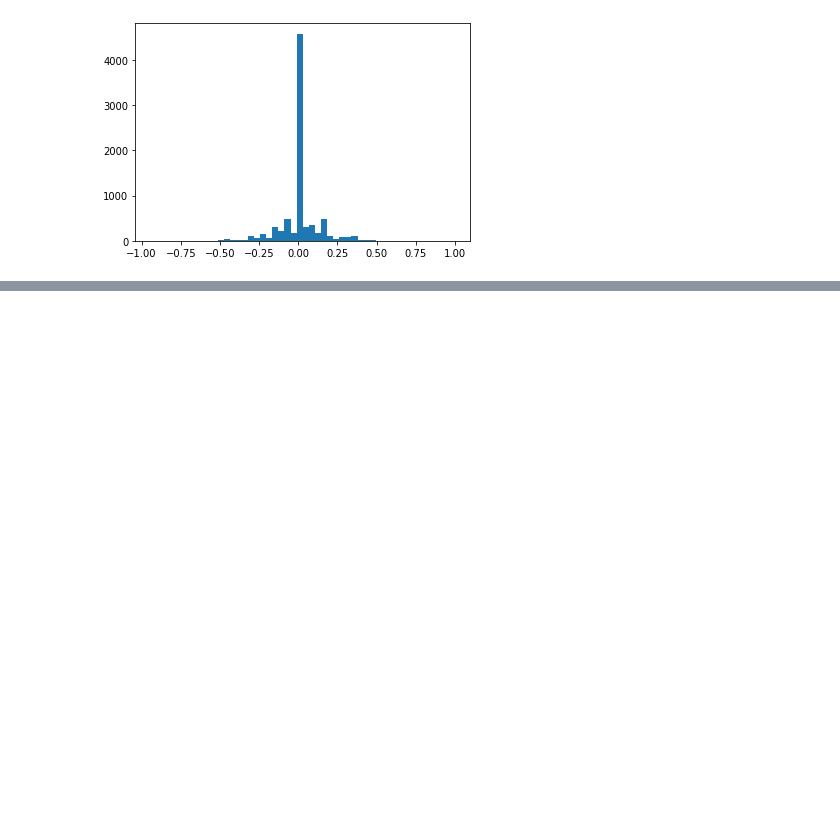
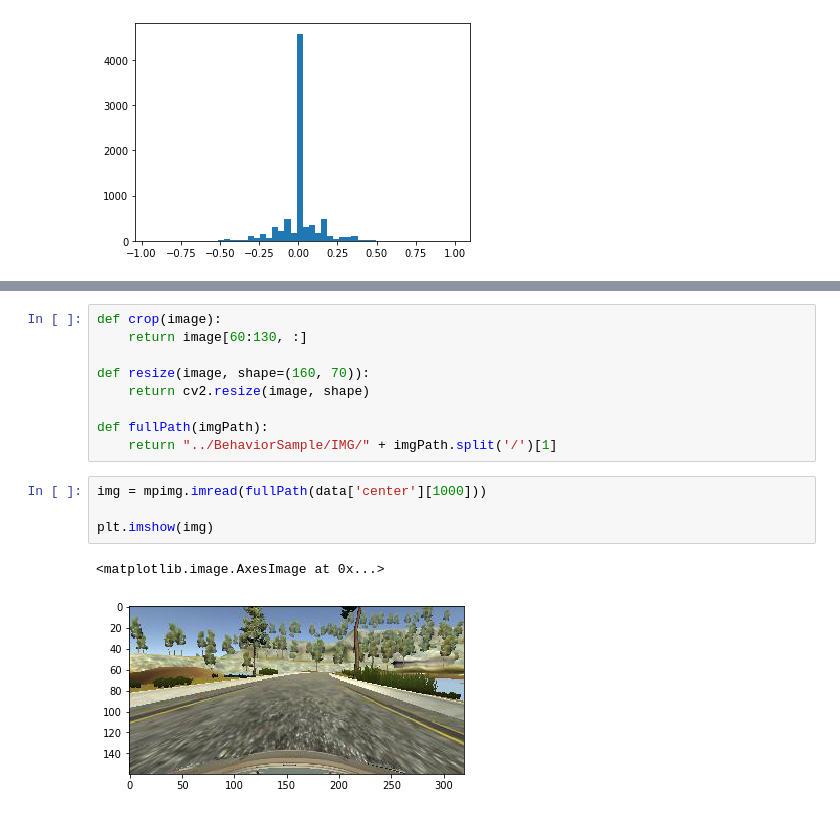
Before and after one commit to eanil/CarND-Behavioral-Cloning-P3, a Jupyter notebook: jupy.ipynb, the cells around one changed output, grey strips where cells are left out. Saved outputs shown, nothing was run; the diff lists cells and outputs as text; blank space fills up the shorter version.

```diff
--- a/jupy.ipynb
+++ b/jupy.ipynb
@@ -76,0 +56,16 @@ x1, y1 = train_test_split(data, test_size = 0.2)
+# %%
+def crop(image):
+    return image[60:130, :]
+
+def resize(image, shape=(160, 70)):
+    return cv2.resize(image, shape)
+
+def fullPath(imgPath):
+    return "../BehaviorSample/IMG/" + imgPath.split('/')[1]
+# %%
+img = mpimg.imread(fullPath(data['center'][1000]))
+
+plt.imshow(img)
+# %% [output]
+<matplotlib.image.AxesImage at 0x...>
+[figure, added]
```
Also changed, not shown: parts of 16 cells of this notebook, 14 other files.
